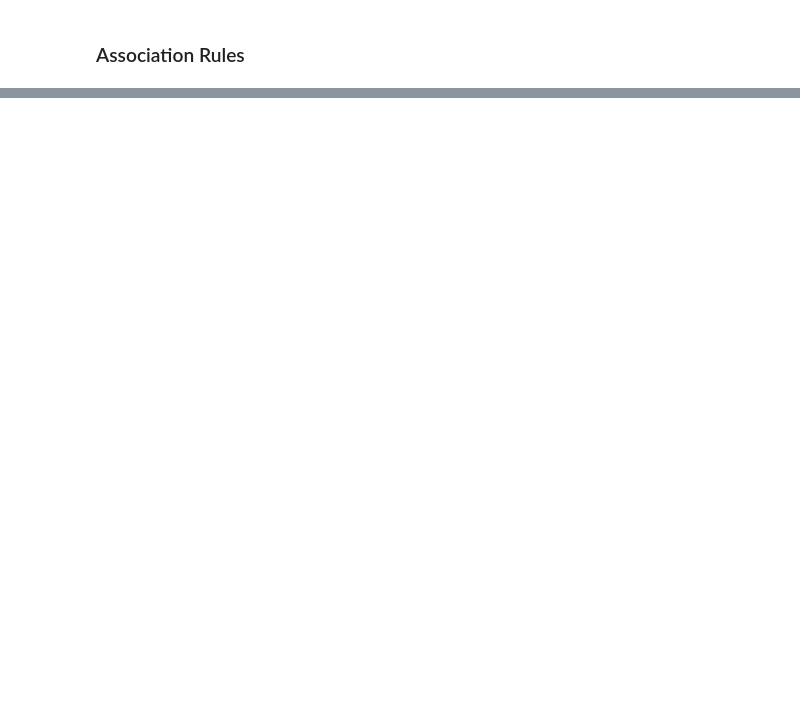
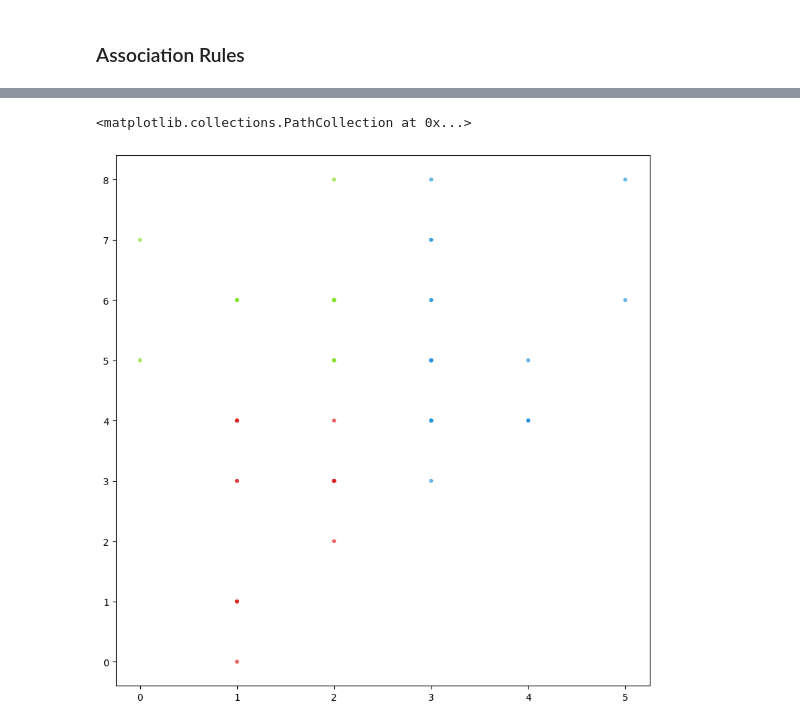
Before and after one commit to PatrickPetch/product-survey-data-analysis, a Jupyter notebook: petch-analysis.ipynb, the cells around one changed output, grey strips where cells are left out. Cells and saved outputs as stored; diff of their text form; code cells hidden in the pictures; blank space fills up the shorter version.

```diff
--- a/petch-analysis.ipynb
+++ b/petch-analysis.ipynb
@@ -216,0 +239,3 @@ rules4
+# %%
+colors = ['#DF2020', '#81DF20', '#2095DF', '#828282']
+color_conv = {0:colors[0], 1:colors[1], 2:colors[2], 3:colors[3]}
@@ -216,0 +260,8 @@ rules4
+# %%
+kmeans = KMeans(n_clusters=3, **kmeans_kwargs)
+kmeans.fit_predict(scaled)
+
+plt.scatter(df_number.ExteriorComponentsCount, df_number.FactorsPurchaseCount, c=np.array([color_conv[label] for label in kmeans.labels_]), alpha=0.6, s=10)
+# %% [output]
+<matplotlib.collections.PathCollection at 0x...>
+[figure, added]
```
Also changed, not shown: parts of 24 cells of this notebook.
